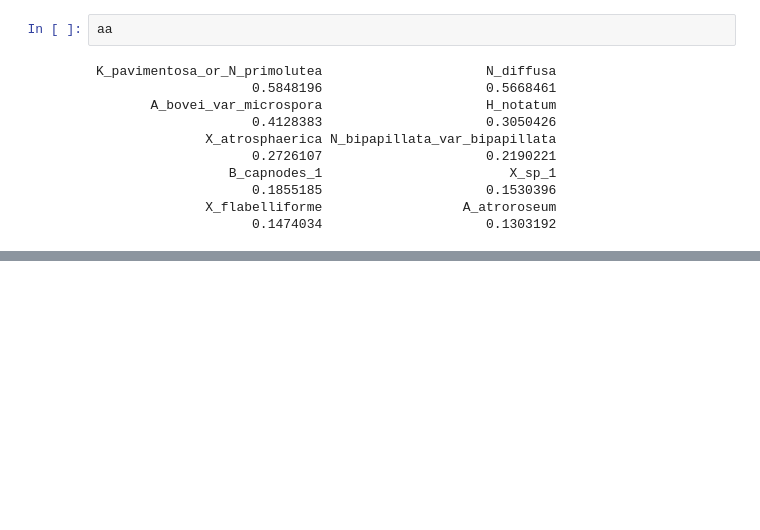
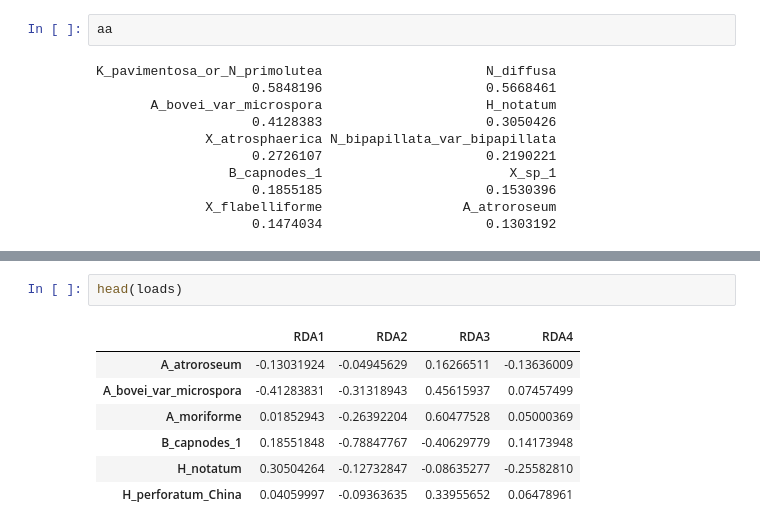
Before and after one commit to danchurch/taiwan_combined, a Jupyter notebook: Xyl_roo_leaf_only_stats.ipynb, the cells around one changed output, grey strips where cells are left out. Cells and saved outputs as stored; diff of their text form; blank space fills up the shorter version.

```diff
--- a/Xyl_roo_leaf_only_stats.ipynb
+++ b/Xyl_roo_leaf_only_stats.ipynb
@@ -361 +345,11 @@ loads
+# %%
+head(loads)
+# %% [output]
+|  | RDA1 | RDA2 | RDA3 | RDA4 |
+| A_atroroseum | -0.13031924 | -0.04945629 | 0.16266511 | -0.13636009 |
+| A_bovei_var_microspora | -0.41283831 | -0.31318943 | 0.45615937 | 0.07457499 |
+| A_moriforme | 0.01852943 | -0.26392204 | 0.60477528 | 0.05000369 |
+| B_capnodes_1 | 0.18551848 | -0.78847767 | -0.40629779 | 0.14173948 |
+| H_notatum | 0.30504264 | -0.12732847 | -0.08635277 | -0.25582810 |
+| H_perforatum_China | 0.04059997 | -0.09363635 | 0.33955652 | 0.06478961 |
 # %% [markdown]
```
Also changed, not shown: parts of 13 cells of this notebook, 2 other files.
